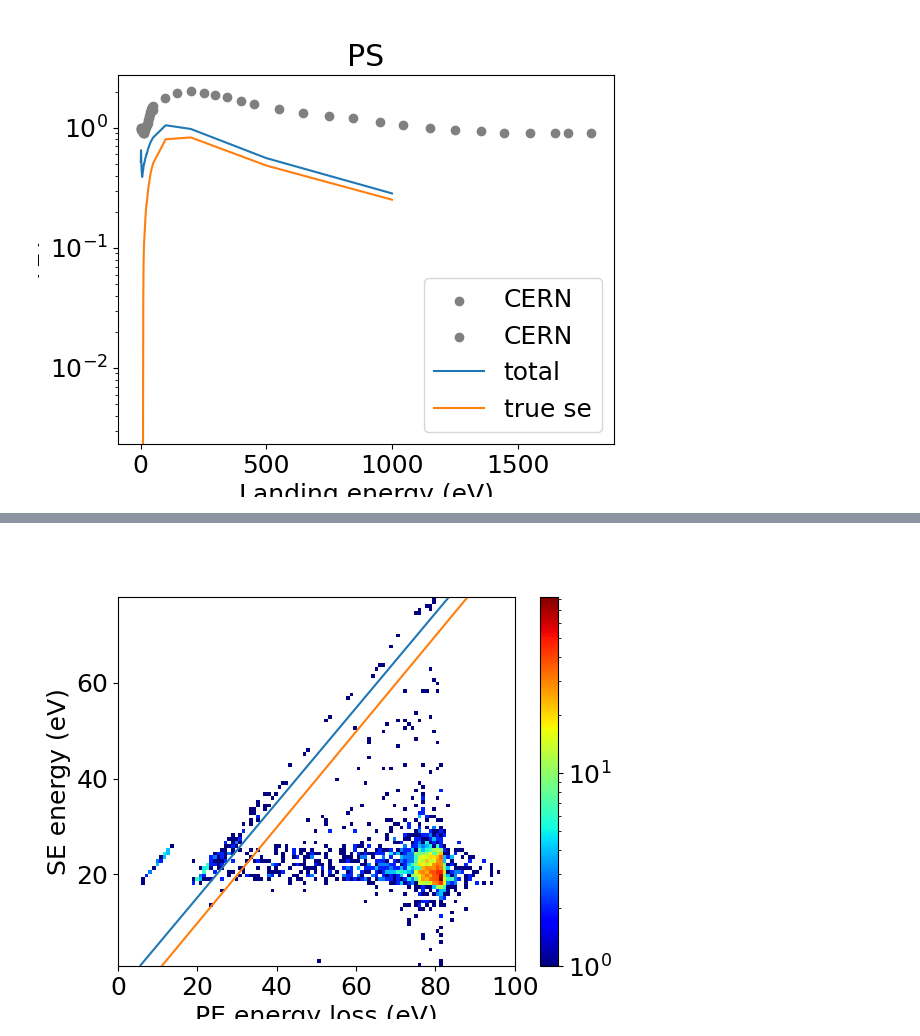
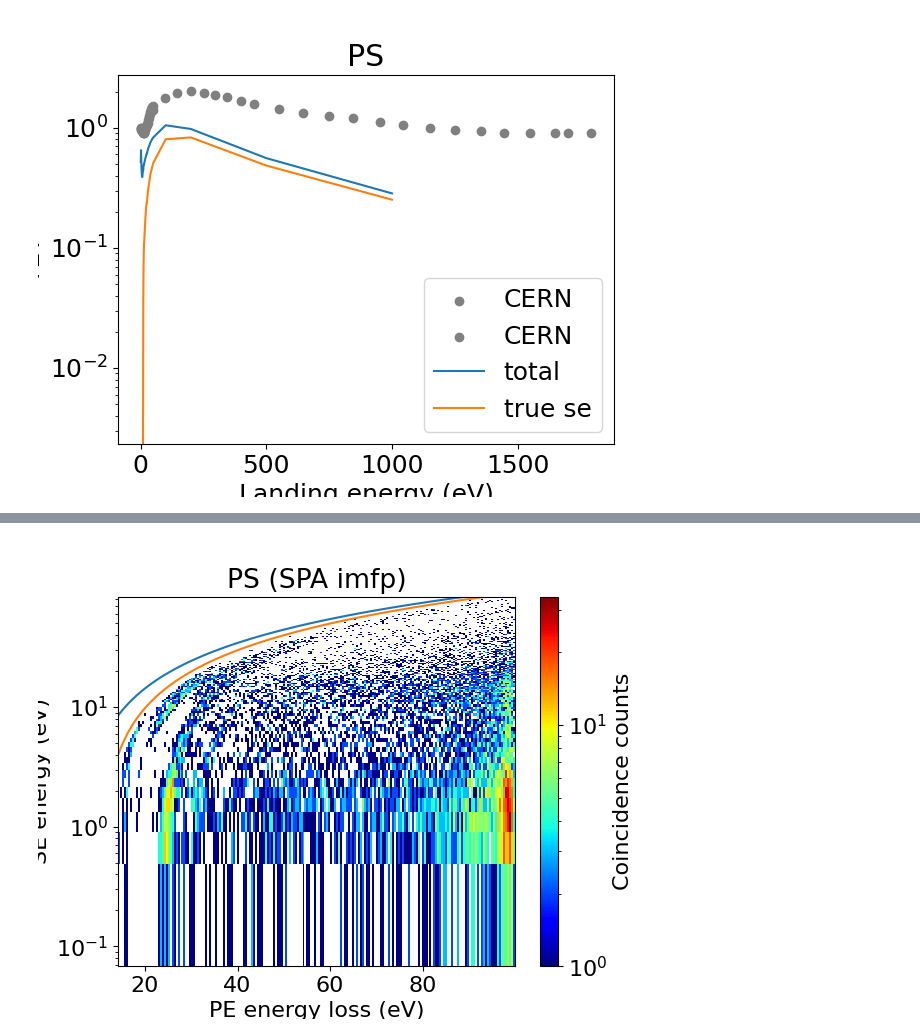
Before and after one commit to oridzel/mast_sey, a Jupyter notebook: plot.ipynb, the cells around one changed output, grey strips where cells are left out. Drawn from its saved outputs; the diff is of its cells as text; code cells hidden in the pictures.

Commit message:
coin improved

```diff
--- a/plot.ipynb
+++ b/plot.ipynb
@@ -3,6 +3,6 @@ import numpy as np
 import matplotlib.pyplot as plt
 import matplotlib.colors
 
-plt.rcParams.update({'font.size': 18})
+plt.rcParams.update({'font.size': 16})
 # %%
 %matplotlib widget
@@ -153,18 +347,23 @@ plt.show()
 # %%
-fd = np.loadtxt("materials/ps/mll/mc_coin.plot")
+fd = np.loadtxt("materials/ps/spa/mc_coin.plot_5")
+eloss = np.linspace(0,100,100)
 
 plt.figure()
-plt.hist2d(100-fd[:,0],fd[:,1],bins=(100,100),norm=matplotlib.colors.LogNorm())
-# plt.yscale('log')
-plt.xlim(0,100)
-# plt.ylim(1,100)
-# plt.plot([0,100],[0,100])
-plt.plot([5.7,105.7],[1,100])
-plt.plot([5.7+4.5,105.7+4.5],[0,100])
+plt.hist2d(100-fd[:,0],fd[:,1],bins=(200,200),norm=matplotlib.colors.LogNorm())
+plt.yscale('log')
+# plt.xlim(0,50)
+# plt.ylim(0,50)
+plt.plot([5.7,5.7],[0,100],color='black')
+# plt.annotate(r"E$_g$ = 5.7 eV", xy=(5.8, 70), xytext=(6.1, 80), arrowprops=dict(arrowstyle="->",linestyle="-"))
+plt.plot([5.7+4.5,5.7+4.5],[0,100],color='black')
+# plt.annotate(r"E$_g + U_i$ = 10.2 eV", xy=(10.3, 40), xytext=(10.9, 60), arrowprops=dict(arrowstyle="->",linestyle="-"))
+plt.plot(eloss,eloss-5.7)
+plt.plot(eloss,eloss-4.5-5.7)
 plt.ylabel('SE energy (eV)')
 plt.xlabel('PE energy loss (eV)')
-plt.colorbar()
+plt.title('PS (SPA imfp)')
+plt.colorbar(label="Coincidence counts")
 plt.set_cmap('jet')
 plt.show()
 # %% [output]
-[figure, old version]
+[figure, new version]
```
Also changed, not shown: parts of 22 cells of this notebook, 17 other files.
